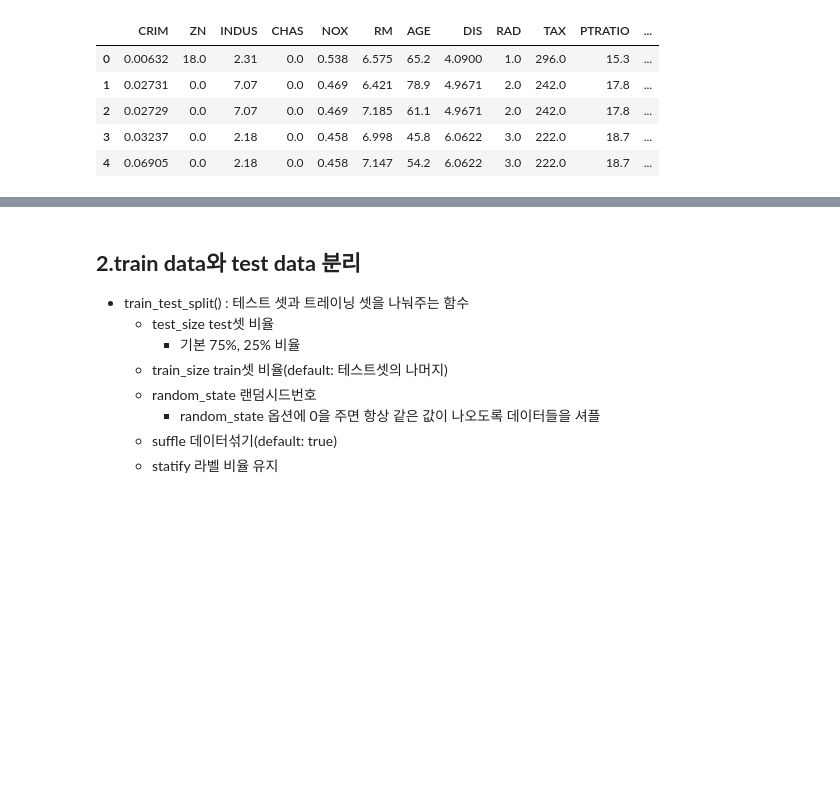
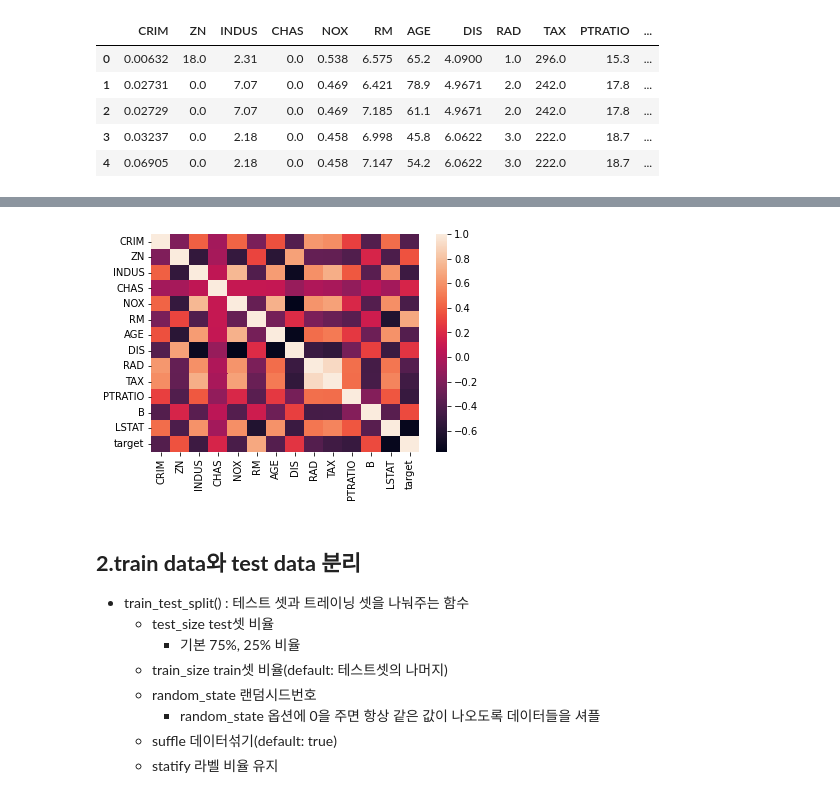
Before and after one commit to forestser/Pyhton, a Jupyter notebook: 08_codelab5_scikitlearn1.ipynb, the cells around one changed output, grey strips where cells are left out. Cells and saved outputs as stored; diff of their text form; code cells hidden in the pictures; blank space fills up the shorter version.

```diff
--- a/08_codelab5_scikitlearn1.ipynb
+++ b/08_codelab5_scikitlearn1.ipynb
@@ -105,3 +121,7 @@ import seaborn as sns
+# %%
+#판다스 데이터프레임
+df = pd.DataFrame(boston['data'])
+df.columns = boston['feature_names']
 # %%
 df.head()
 # %% [output]
@@ -130,3 +145,8 @@ plt.show()
+# %%
+sns.heatmap(df.corr())
+plt.show()
+# %% [output]
+[figure, added]
 # %% [markdown]
 ## **2.train data와 test data 분리**
 + train_test_split() : 테스트 셋과 트레이닝 셋을 나눠주는 함수
```
Also changed, not shown: parts of 14 cells of this notebook.
